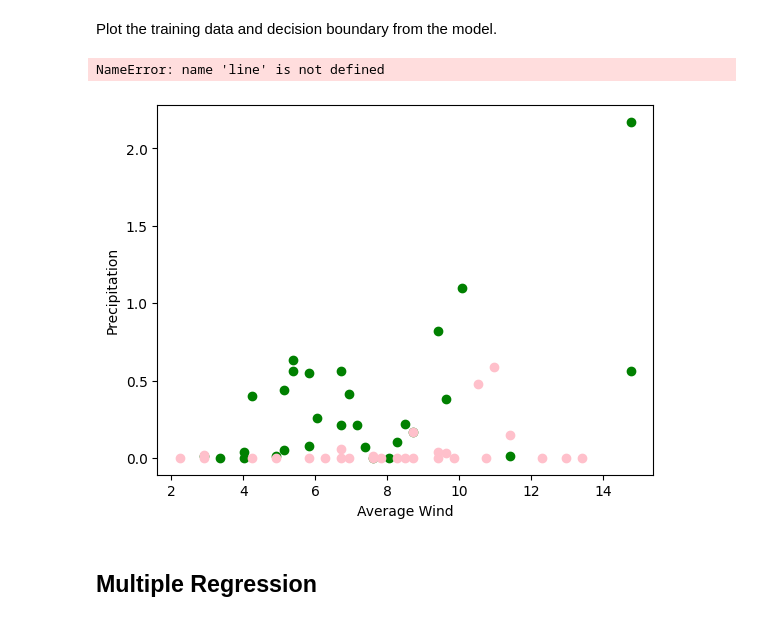
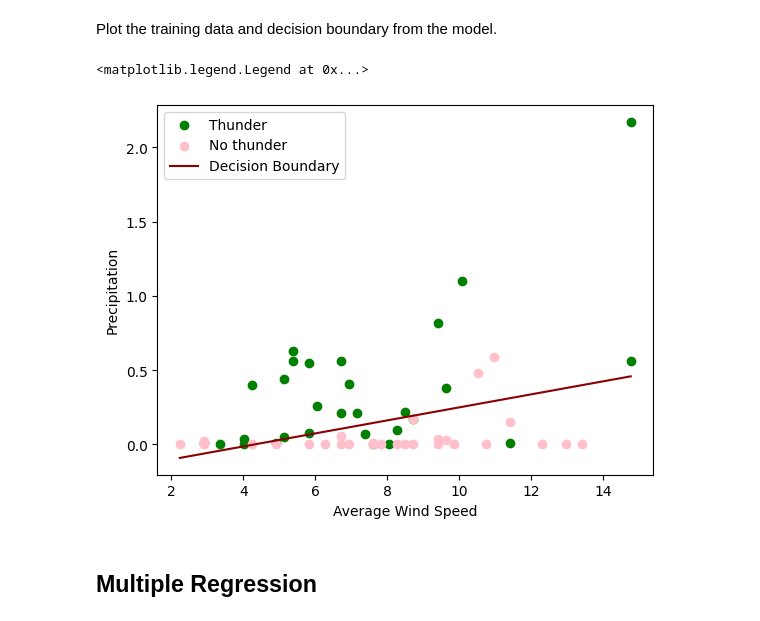
Before and after one commit to JustinTrannn/weatherCMSE202project, a Jupyter notebook: AllCode.ipynb, the cells around one changed output. Cells and saved outputs as stored; diff of their text form; code cells hidden in the pictures.

```diff
--- a/AllCode.ipynb
+++ b/AllCode.ipynb
@@ -107,28 +107,28 @@ Plot the training data and decision boundary from the model.
 # %%
 #coefficients
 c = result.params.iloc[0]
 a1 = result.params.iloc[1]
 a2 = result.params.iloc[2]
 
 #x range
 x = np.linspace(train_vectors["AWND"].min(), train_vectors["AWND"].max(), 100)
 
 #decision boundary/ classification
 # constant + a1(x) + a2(y) = 0
 y = (-(c) - (a1*x)) / a2
 
 #scatter plot of data in training vectors, each class plotted separately to label them
 plt.scatter(train_vectors["AWND"][train_labels==1], train_vectors["PRCP"][train_labels==1],
-            color="green", label="thunder")
+            color="green", label="Thunder")
 plt.scatter(train_vectors["AWND"][train_labels==0], train_vectors["PRCP"][train_labels==0],
-            color="pink", label="no thunder")
-plt.xlabel("Average Wind")
+            color="pink", label="No thunder")
+plt.xlabel("Average Wind Speed")
 plt.ylabel("Precipitation")
-plt.plot(x, line, color='darkred', label="Decision Boundary")
+plt.plot(x, y, color='darkred', label="Decision Boundary")
 plt.legend()
 # %% [output]
-NameError: name 'line' is not defined
+<matplotlib.legend.Legend at 0x...>
-[figure, old version]
+[figure, new version]
 # %% [markdown]
 ## Multiple Regression
 # %% [markdown]
```
Also changed, not shown: parts of 4 cells of this notebook.
